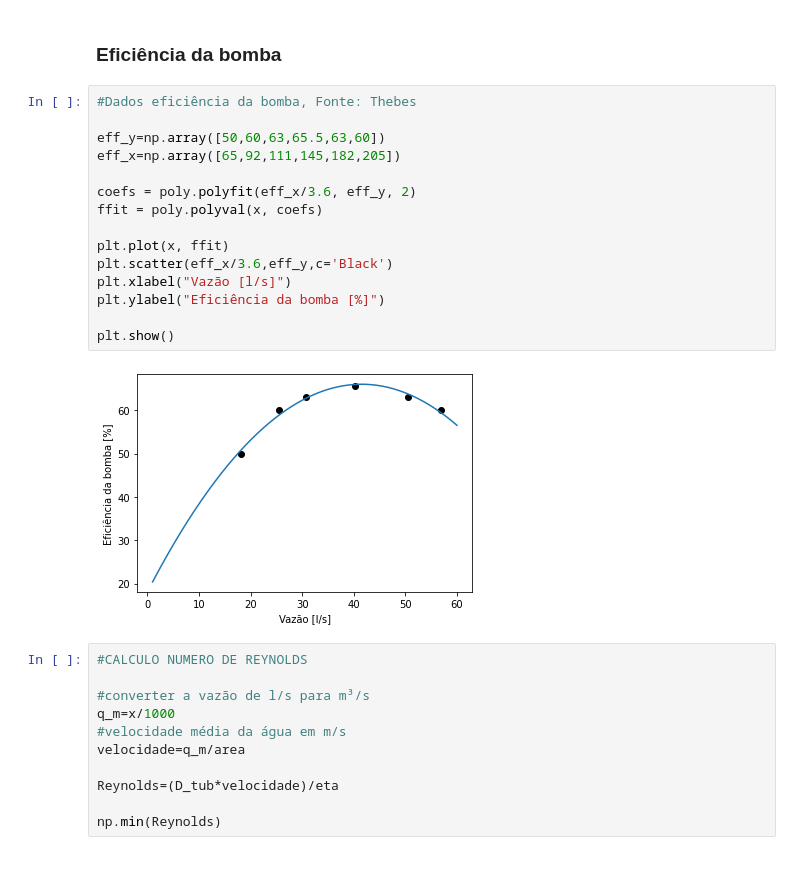
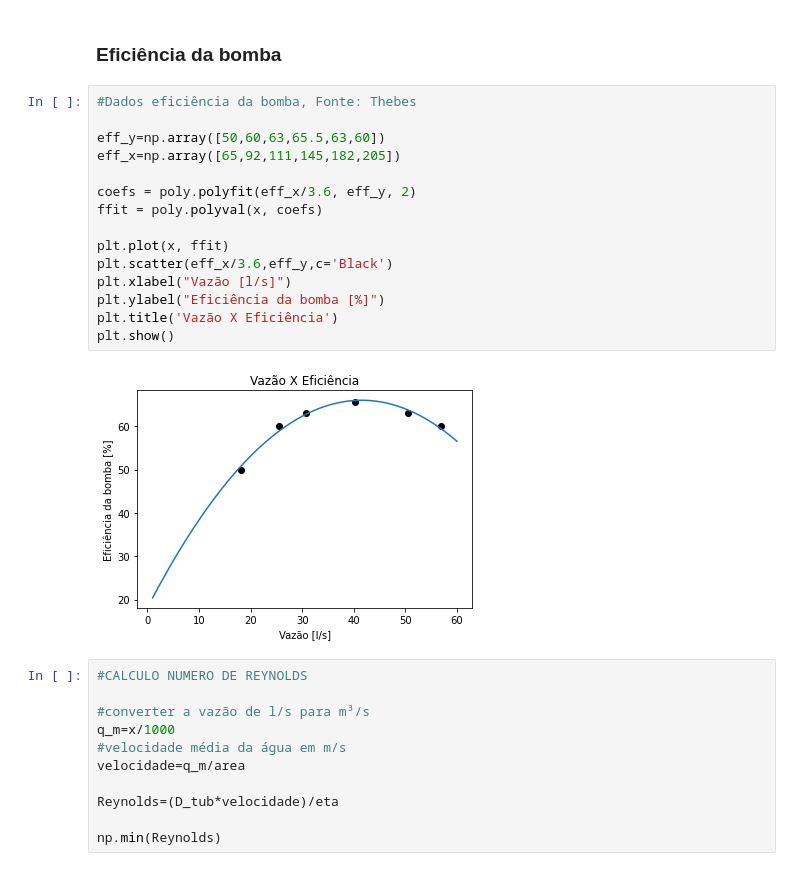
Before and after one commit to Gartarok/Projetos_py, a Jupyter notebook: HPump- VFD.ipynb, the cells around one changed output. Saved outputs shown, nothing was run; the diff lists cells and outputs as text.

```diff
--- a/HPump- VFD.ipynb
+++ b/HPump- VFD.ipynb
@@ -86,20 +88,20 @@ plt.show()
 # %%
 #Dados eficiência da bomba, Fonte: Thebes
 
 eff_y=np.array([50,60,63,65.5,63,60])
 eff_x=np.array([65,92,111,145,182,205])
 
 coefs = poly.polyfit(eff_x/3.6, eff_y, 2)
 ffit = poly.polyval(x, coefs)
 
 plt.plot(x, ffit)
 plt.scatter(eff_x/3.6,eff_y,c='Black')
 plt.xlabel("Vazão [l/s]")
 plt.ylabel("Eficiência da bomba [%]")
-
+plt.title('Vazão X Eficiência')
 plt.show()
 # %% [output]
-[figure, old version]
+[figure, new version]
 # %%
 #CALCULO NUMERO DE REYNOLDS
 
```
Also changed, not shown: parts of 2 cells of this notebook.
